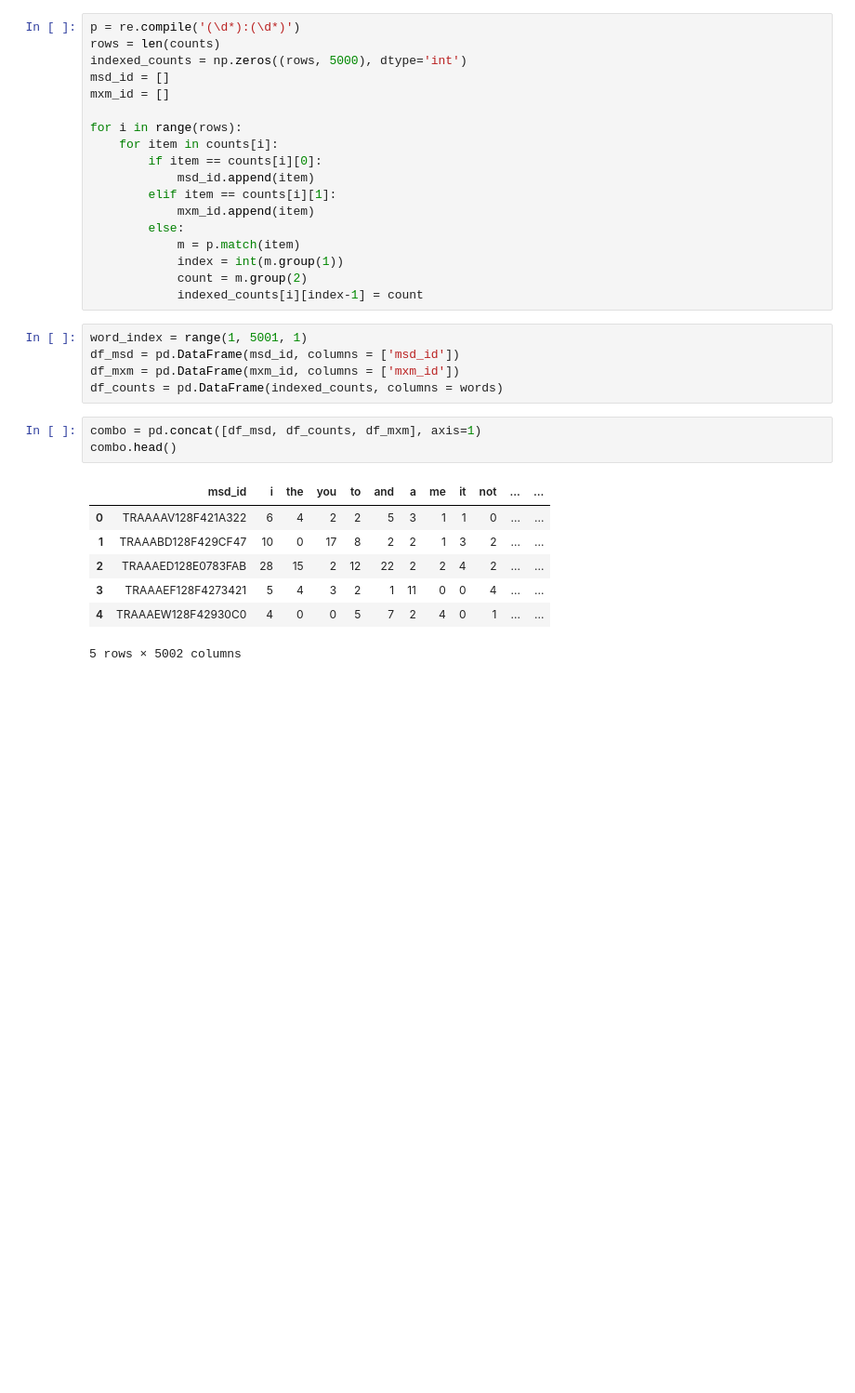
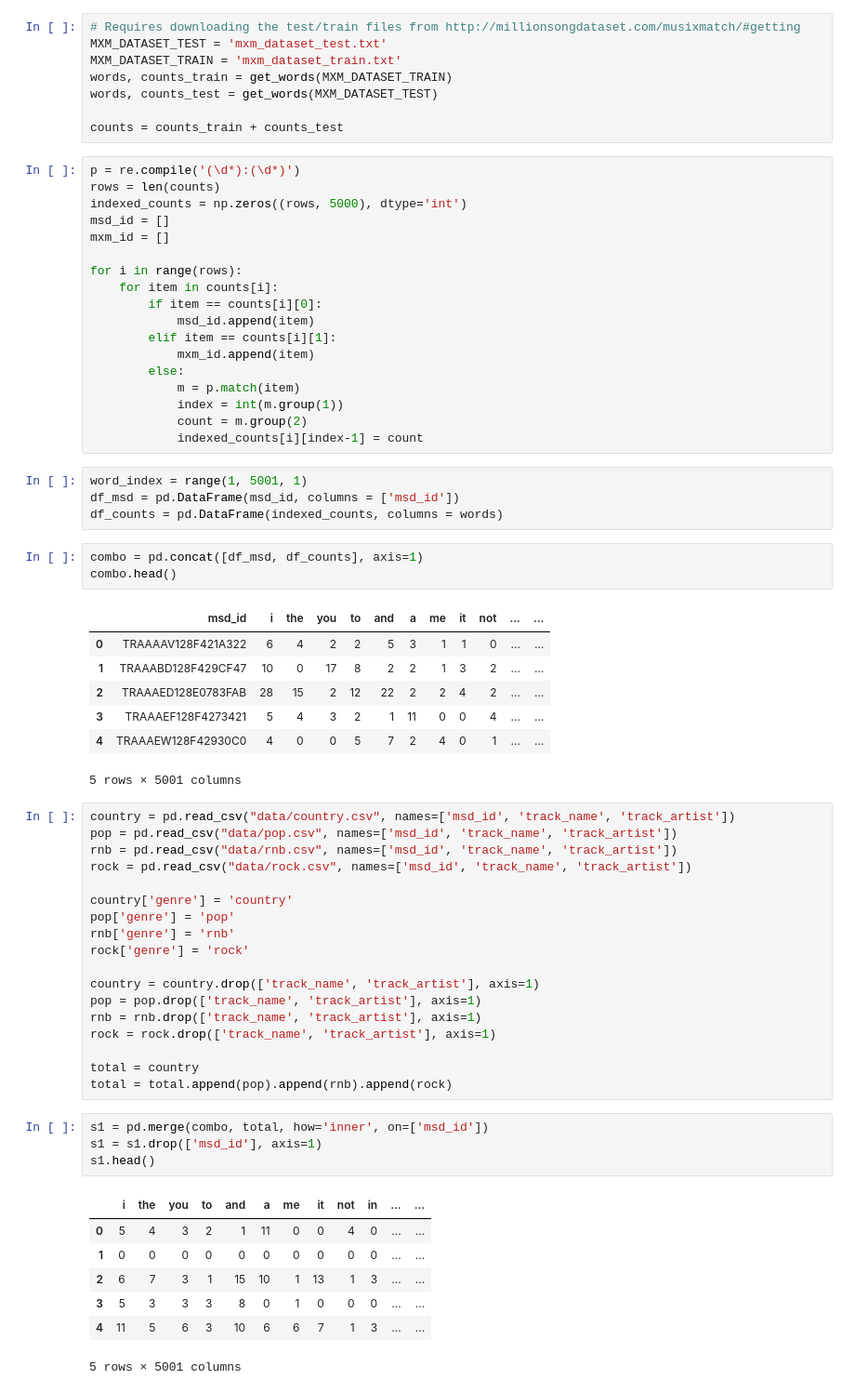
Before and after one commit to smithaustin/song-genre-classification, a Jupyter notebook: seng474_project.ipynb, the cells around one changed output. Shown at 93% size. Cells and saved outputs as stored; diff of their text form; blank space fills up the shorter version.

```diff
--- a/seng474_project.ipynb
+++ b/seng474_project.ipynb
@@ -41,3 +33,11 @@ words = words[0]
+# %%
+# Requires downloading the test/train files from http://millionsongdataset.com/musixmatch/#getting
+MXM_DATASET_TEST = 'mxm_dataset_test.txt'
+MXM_DATASET_TRAIN = 'mxm_dataset_train.txt'
+words, counts_train = get_words(MXM_DATASET_TRAIN)
+words, counts_test = get_words(MXM_DATASET_TEST)
+
+counts = counts_train + counts_test
 # %%
 p = re.compile('(\d*):(\d*)')
 rows = len(counts)
@@ -59,10 +59,9 @@ for i in range(rows):
 # %%
 word_index = range(1, 5001, 1)
 df_msd = pd.DataFrame(msd_id, columns = ['msd_id'])
-df_mxm = pd.DataFrame(mxm_id, columns = ['mxm_id'])
 df_counts = pd.DataFrame(indexed_counts, columns = words)
 # %%
-combo = pd.concat([df_msd, df_counts, df_mxm], axis=1)
+combo = pd.concat([df_msd, df_counts], axis=1)
 combo.head()
 # %% [output]
 |  | msd_id | i | the | you | to | and | a | me | it | not | ... | ... |
@@ -71,4 +70,34 @@ combo.head()
 | 2 | TRAAAED128E0783FAB | 28 | 15 | 2 | 12 | 22 | 2 | 2 | 4 | 2 | ... | ... |
 | 3 | TRAAAEF128F4273421 | 5 | 4 | 3 | 2 | 1 | 11 | 0 | 0 | 4 | ... | ... |
 | 4 | TRAAAEW128F42930C0 | 4 | 0 | 0 | 5 | 7 | 2 | 4 | 0 | 1 | ... | ... |
-5 rows × 5002 columns
+5 rows × 5001 columns
+# %%
+country = pd.read_csv("data/country.csv", names=['msd_id', 'track_name', 'track_artist'])
+pop = pd.read_csv("data/pop.csv", names=['msd_id', 'track_name', 'track_artist'])
+rnb = pd.read_csv("data/rnb.csv", names=['msd_id', 'track_name', 'track_artist'])
+rock = pd.read_csv("data/rock.csv", names=['msd_id', 'track_name', 'track_artist'])
+
+country['genre'] = 'country'
+pop['genre'] = 'pop'
+rnb['genre'] = 'rnb'
+rock['genre'] = 'rock'
+
+country = country.drop(['track_name', 'track_artist'], axis=1)
+pop = pop.drop(['track_name', 'track_artist'], axis=1)
+rnb = rnb.drop(['track_name', 'track_artist'], axis=1)
+rock = rock.drop(['track_name', 'track_artist'], axis=1)
+
+total = country
+total = total.append(pop).append(rnb).append(rock)
+# %%
+s1 = pd.merge(combo, total, how='inner', on=['msd_id'])
+s1 = s1.drop(['msd_id'], axis=1)
+s1.head()
+# %% [output]
+|  | i | the | you | to | and | a | me | it | not | in | ... | ... |
+| 0 | 5 | 4 | 3 | 2 | 1 | 11 | 0 | 0 | 4 | 0 | ... | ... |
+| 1 | 0 | 0 | 0 | 0 | 0 | 0 | 0 | 0 | 0 | 0 | ... | ... |
+| 2 | 6 | 7 | 3 | 1 | 15 | 10 | 1 | 13 | 1 | 3 | ... | ... |
+| 3 | 5 | 3 | 3 | 3 | 8 | 0 | 1 | 0 | 0 | 0 | ... | ... |
+| 4 | 11 | 5 | 6 | 3 | 10 | 6 | 6 | 7 | 1 | 3 | ... | ... |
+5 rows × 5001 columns
```
Also changed, not shown: parts of 14 cells of this notebook.
